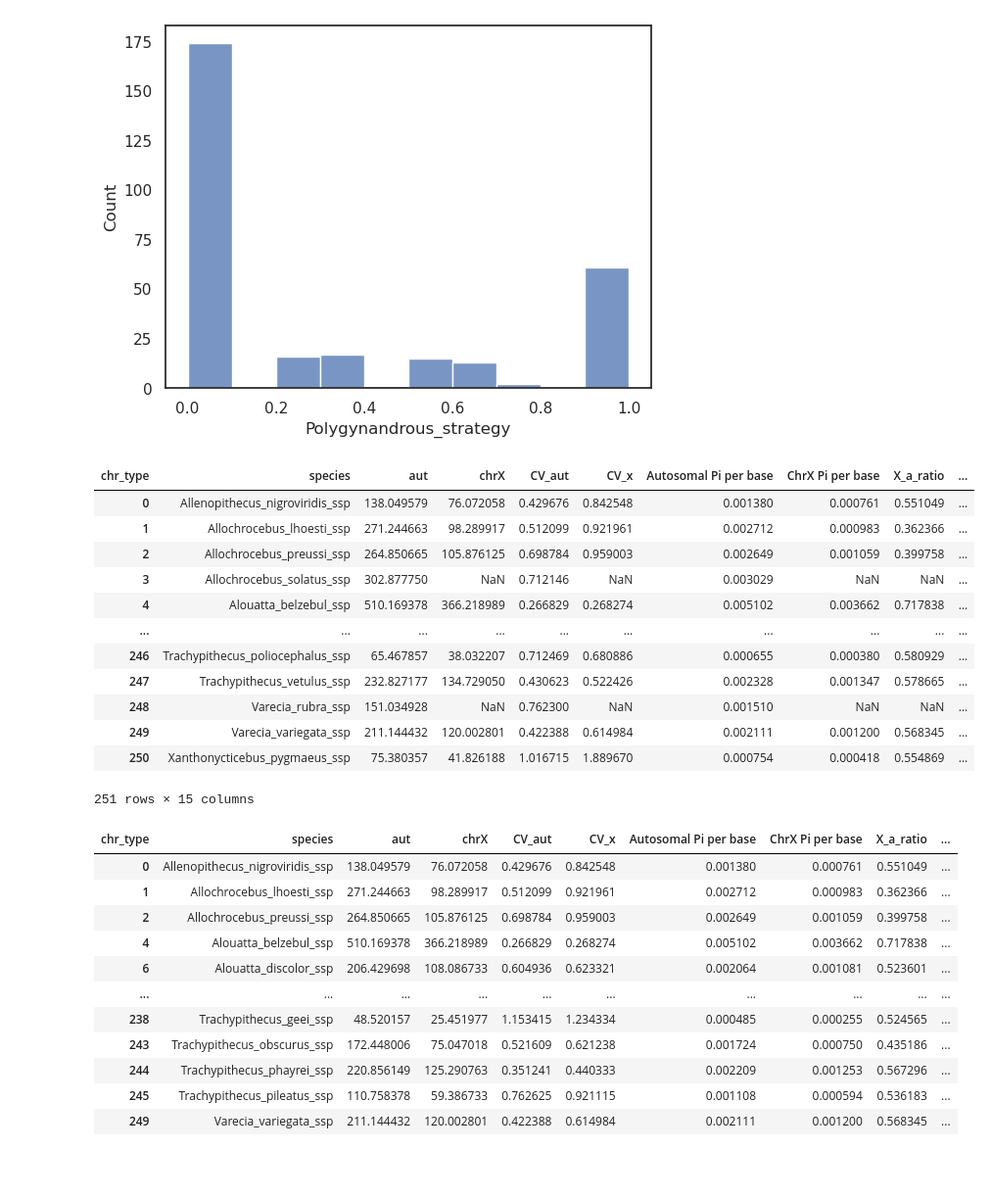
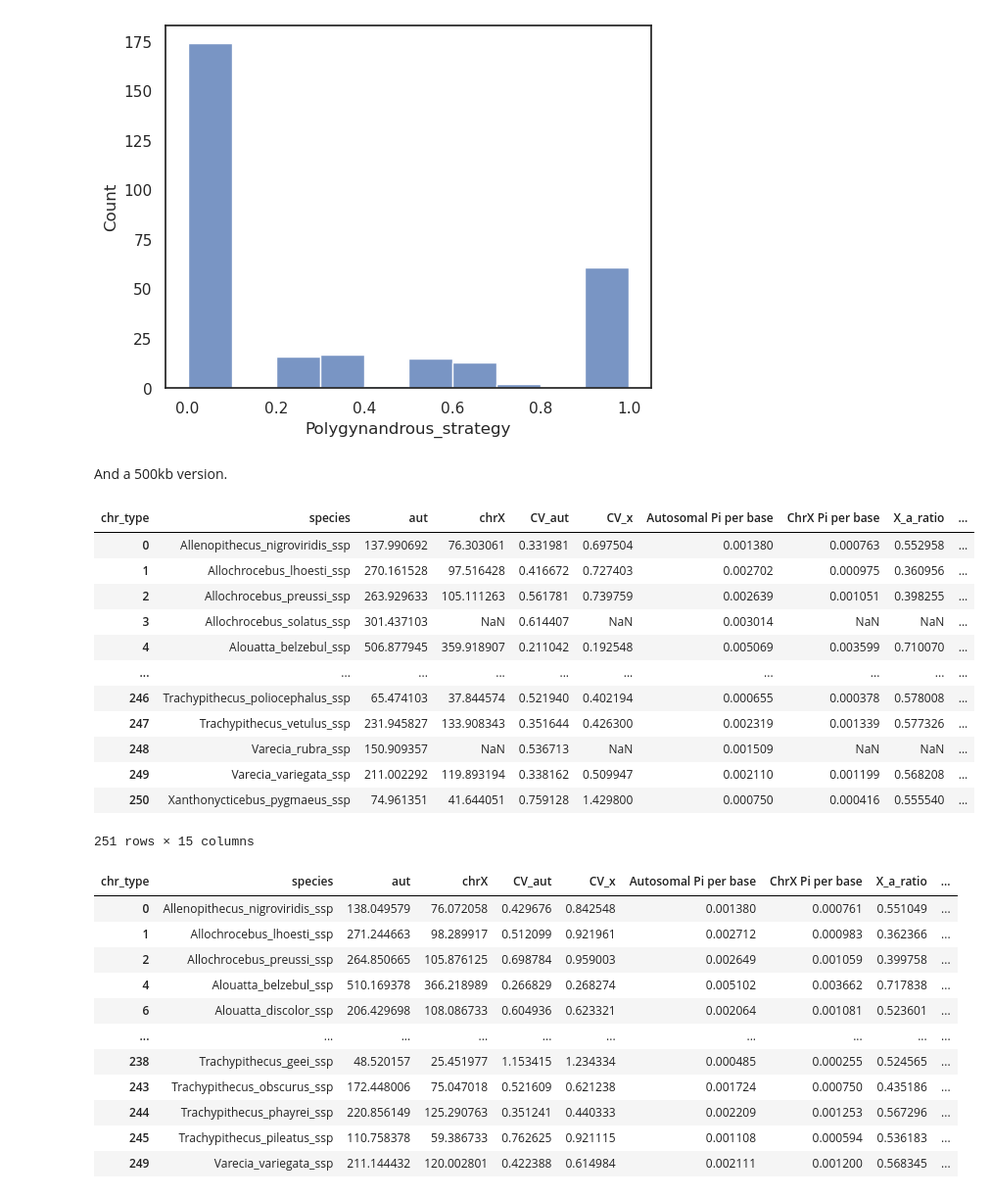
Before and after one commit to erikfogh/selection_primates, a Jupyter notebook: notebooks/main06_phylogenetic_regressions_and_visuals.ipynb, the cells around one changed output. Shown at 98% size. Cells and saved outputs as stored; diff of their text form; code cells hidden in the pictures; blank space fills up the shorter version.

```diff
--- a/notebooks/main06_phylogenetic_regressions_and_visuals.ipynb
+++ b/notebooks/main06_phylogenetic_regressions_and_visuals.ipynb
@@ -171,19 +171,9 @@ mean_pi_df["Monogamous_strategy"] = mean_pi_df.binomial_name.map(dict(zip(mating
 mean_pi_df["Polygynous_strategy"] = mean_pi_df.binomial_name.map(dict(zip(mating_vas.binomial_name, mating_vas.Polygynous_strategy)))
 mean_pi_df["Polygynandrous_strategy"] = mean_pi_df.binomial_name.map(dict(zip(mating_vas.binomial_name, mating_vas.Polygynandrous_strategy)))
 mean_pi_df["Polyandrous_strategy"] = mean_pi_df.binomial_name.map(dict(zip(mating_vas.binomial_name, mating_vas.Polyandrous_strategy)))
+# %% [markdown]
+And a 500kb version.
 # %%
-mean_pi_df
+bin_size = 5
+all_pi_df["bins"] = pd.cut(all_pi_df.window_start, bins=np.arange(-1, all_pi_df.window_start.max(), 100000*bin_size))
+pi_df_500kb = all_pi_df.groupby(["species", "chr_type", "chrom", "bins"], observed=True)[["window_start", "pi", "callable_frac"]].mean().reset_index()
-# %% [output]
-| chr_type | species | aut | chrX | CV_aut | CV_x | Autosomal Pi per base | ChrX Pi per base | X_a_ratio | ... |
-| 0 | Allenopithecus_nigroviridis_ssp | 138.049579 | 76.072058 | 0.429676 | 0.842548 | 0.001380 | 0.000761 | 0.551049 | ... |
-| 1 | Allochrocebus_lhoesti_ssp | 271.244663 | 98.289917 | 0.512099 | 0.921961 | 0.002712 | 0.000983 | 0.362366 | ... |
-| 2 | Allochrocebus_preussi_ssp | 264.850665 | 105.876125 | 0.698784 | 0.959003 | 0.002649 | 0.001059 | 0.399758 | ... |
-| 3 | Allochrocebus_solatus_ssp | 302.877750 | NaN | 0.712146 | NaN | 0.003029 | NaN | NaN | ... |
-| 4 | Alouatta_belzebul_ssp | 510.169378 | 366.218989 | 0.266829 | 0.268274 | 0.005102 | 0.003662 | 0.717838 | ... |
-| ... | ... | ... | ... | ... | ... | ... | ... | ... | ... |
-| 246 | Trachypithecus_poliocephalus_ssp | 65.467857 | 38.032207 | 0.712469 | 0.680886 | 0.000655 | 0.000380 | 0.580929 | ... |
-| 247 | Trachypithecus_vetulus_ssp | 232.827177 | 134.729050 | 0.430623 | 0.522426 | 0.002328 | 0.001347 | 0.578665 | ... |
-| 248 | Varecia_rubra_ssp | 151.034928 | NaN | 0.762300 | NaN | 0.001510 | NaN | NaN | ... |
-| 249 | Varecia_variegata_ssp | 211.144432 | 120.002801 | 0.422388 | 0.614984 | 0.002111 | 0.001200 | 0.568345 | ... |
-| 250 | Xanthonycticebus_pygmaeus_ssp | 75.380357 | 41.826188 | 1.016715 | 1.889670 | 0.000754 | 0.000418 | 0.554869 | ... |
-251 rows × 15 columns
@@ -190,3 +199,19 @@ mean_pi_df
+# %%
+mean_pi_df_500kb
+# %% [output]
+| chr_type | species | aut | chrX | CV_aut | CV_x | Autosomal Pi per base | ChrX Pi per base | X_a_ratio | ... |
+| 0 | Allenopithecus_nigroviridis_ssp | 137.990692 | 76.303061 | 0.331981 | 0.697504 | 0.001380 | 0.000763 | 0.552958 | ... |
+| 1 | Allochrocebus_lhoesti_ssp | 270.161528 | 97.516428 | 0.416672 | 0.727403 | 0.002702 | 0.000975 | 0.360956 | ... |
+| 2 | Allochrocebus_preussi_ssp | 263.929633 | 105.111263 | 0.561781 | 0.739759 | 0.002639 | 0.001051 | 0.398255 | ... |
+| 3 | Allochrocebus_solatus_ssp | 301.437103 | NaN | 0.614407 | NaN | 0.003014 | NaN | NaN | ... |
+| 4 | Alouatta_belzebul_ssp | 506.877945 | 359.918907 | 0.211042 | 0.192548 | 0.005069 | 0.003599 | 0.710070 | ... |
+| ... | ... | ... | ... | ... | ... | ... | ... | ... | ... |
+| 246 | Trachypithecus_poliocephalus_ssp | 65.474103 | 37.844574 | 0.521940 | 0.402194 | 0.000655 | 0.000378 | 0.578008 | ... |
+| 247 | Trachypithecus_vetulus_ssp | 231.945827 | 133.908343 | 0.351644 | 0.426300 | 0.002319 | 0.001339 | 0.577326 | ... |
+| 248 | Varecia_rubra_ssp | 150.909357 | NaN | 0.536713 | NaN | 0.001509 | NaN | NaN | ... |
+| 249 | Varecia_variegata_ssp | 211.002292 | 119.893194 | 0.338162 | 0.509947 | 0.002110 | 0.001199 | 0.568208 | ... |
+| 250 | Xanthonycticebus_pygmaeus_ssp | 74.961351 | 41.644051 | 0.759128 | 1.429800 | 0.000750 | 0.000416 | 0.555540 | ... |
+251 rows × 15 columns
 # %%
 species_with_x = mean_pi_df.loc[~mean_pi_df["X/A ratio"].isna()]
 # %%
```
Also changed, not shown: parts of 7 cells of this notebook, 37 other files.
